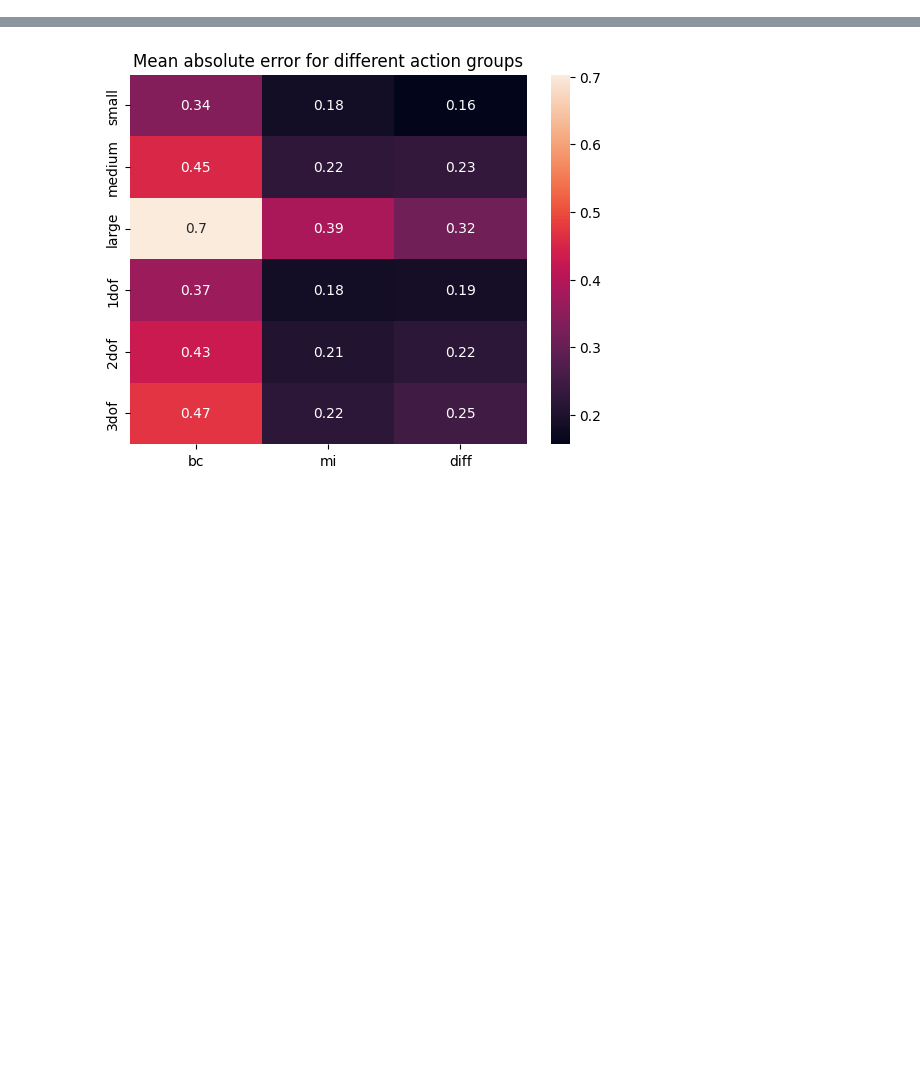
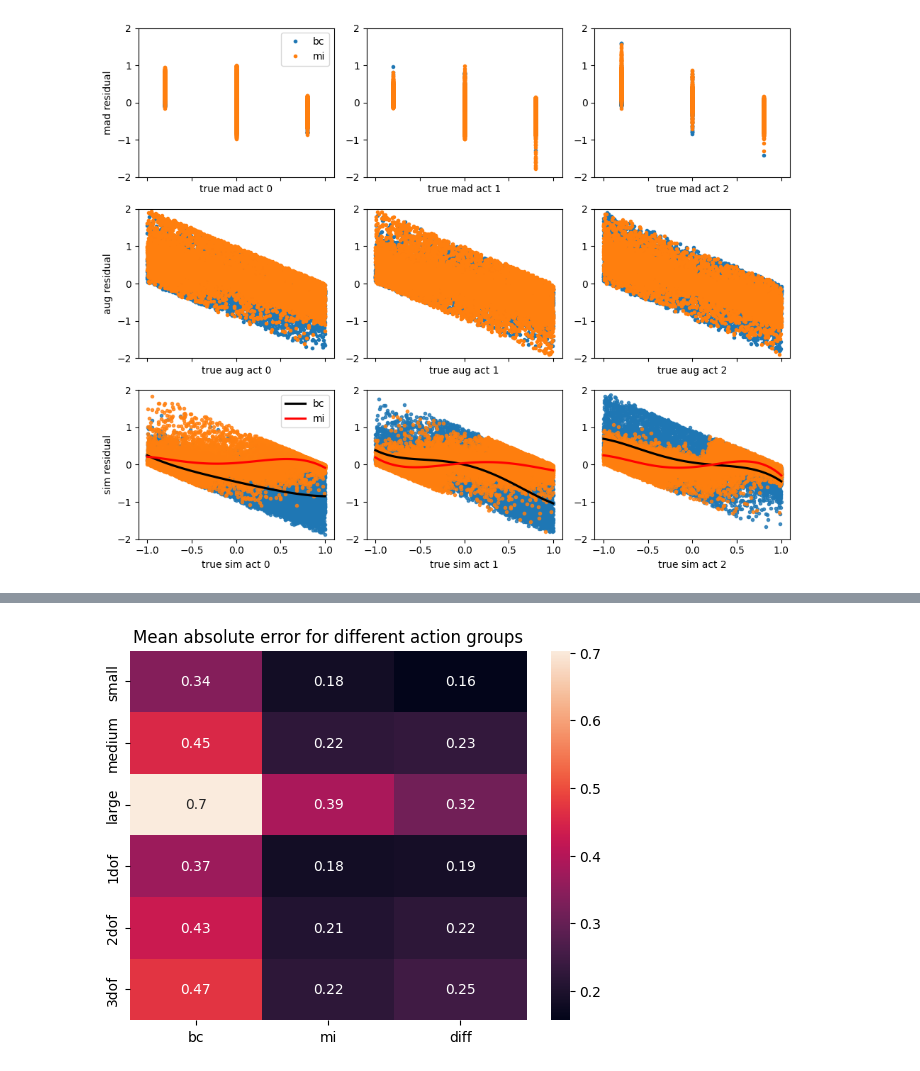
Before and after one commit to KilianFt/LIFT, a Jupyter notebook: notebooks/model_residuals.ipynb, the cells around one changed output, grey strips where cells are left out. Cells and saved outputs as stored; diff of their text form; code cells hidden in the pictures; blank space fills up the shorter version.

Commit message:
update residual analysis notebook

```diff
--- a/notebooks/model_residuals.ipynb
+++ b/notebooks/model_residuals.ipynb
@@ -13,0 +126,63 @@ encoders = {
+# %%
+# plot residuals vs true
+mad_residuals = {
+    "bc": preds["bc"]["mad"] - mad_actions,
+    "mi": preds["mi"]["mad"] - mad_actions,
+}
+aug_residuals = {
+    "bc": preds["bc"]["aug"] - aug_actions,
+    "mi": preds["mi"]["aug"] - aug_actions,
+}
+sim_residuals = {
+    "bc": preds["bc"]["sim"] - sim_actions,
+    "mi": preds["mi"]["sim"] - sim_actions,
+}
+
+apply_abs = False
+if apply_abs:
+    mad_residuals = {k: torch.abs(v) for k, v in mad_residuals.items()}
+    aug_residuals = {k: torch.abs(v) for k, v in aug_residuals.items()}
+    sim_residuals = {k: torch.abs(v) for k, v in sim_residuals.items()}
+
+fig, ax = plt.subplots(3, act_dim, figsize=(10, 8), sharex=True)
+for i in range(act_dim):
+    ax[0, i].plot(mad_actions[:, i], mad_residuals["bc"][:, i], ".", label="bc")
+    ax[0, i].plot(mad_actions[:, i], mad_residuals["mi"][:, i], ".", label="mi")
+
+    ax[1, i].plot(aug_actions[:, i], aug_residuals["bc"][:, i], ".", label="bc")
+    ax[1, i].plot(aug_actions[:, i], aug_residuals["mi"][:, i], ".", label="mi")
+
+    sns.regplot(
+        x=sim_actions[:, i].numpy(),
+        y=sim_residuals["bc"][:, i].numpy(),
+        order=4,
+        marker=".",
+        line_kws={"color": "k", "label": "bc"},
+        ax=ax[2, i],
+    )
+    sns.regplot(
+        x=sim_actions[:, i].numpy(),
+        y=sim_residuals["mi"][:, i].numpy(),
+        order=4,
+        marker=".",
+        line_kws={"color": "r", "label": "mi"},
+        ax=ax[2, i],
+    )
+
+    ax[0, i].set_xlabel(f"true mad act {i}")
+    ax[1, i].set_xlabel(f"true aug act {i}")
+    ax[2, i].set_xlabel(f"true sim act {i}")
+
+    ax[0, i].set_ylim([-2, 2])
+    ax[1, i].set_ylim([-2, 2])
+    ax[2, i].set_ylim([-2, 2])
+
+ax[0, 0].set_ylabel("mad residual")
+ax[1, 0].set_ylabel("aug residual")
+ax[2, 0].set_ylabel("sim residual")
+ax[0, 0].legend()
+ax[-1, 0].legend()
+plt.tight_layout()
+plt.show()
+# %% [output]
+[figure, added]
```
Also changed, not shown: parts of 16 cells of this notebook.
